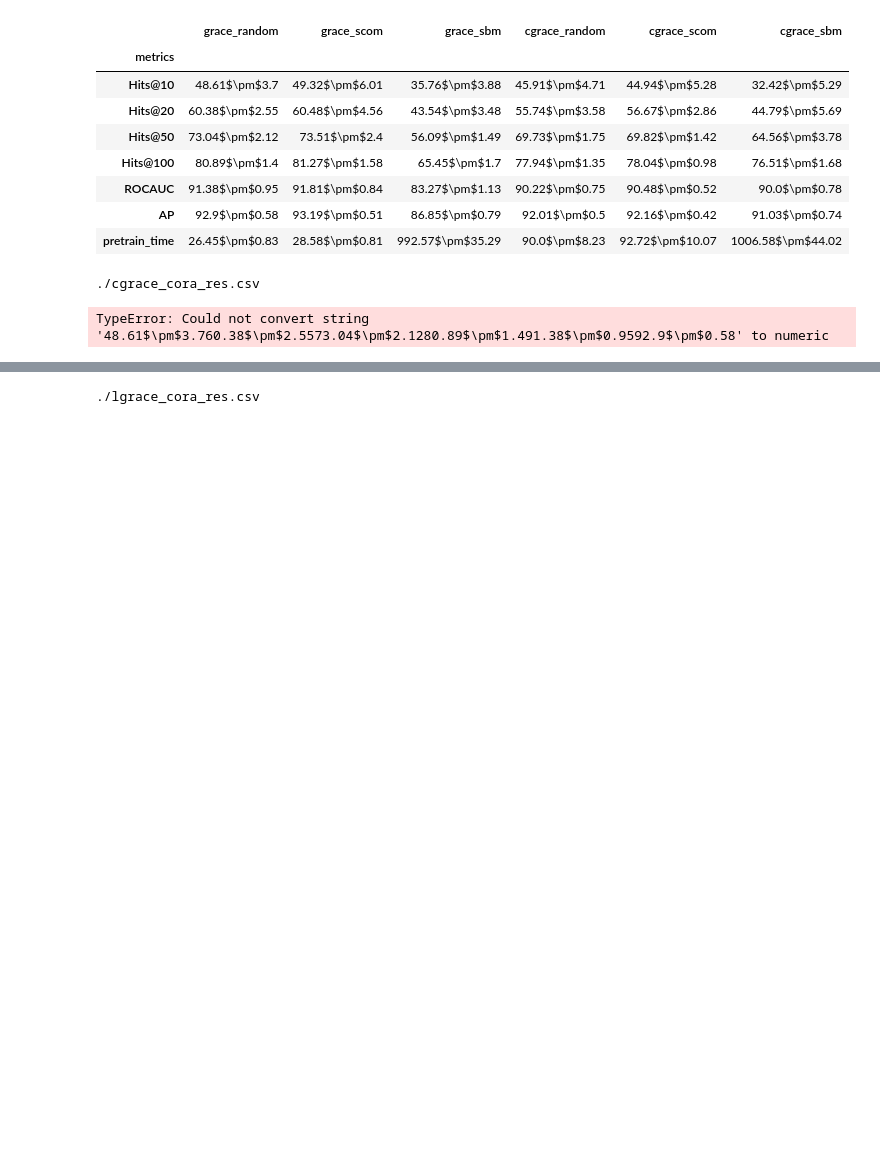
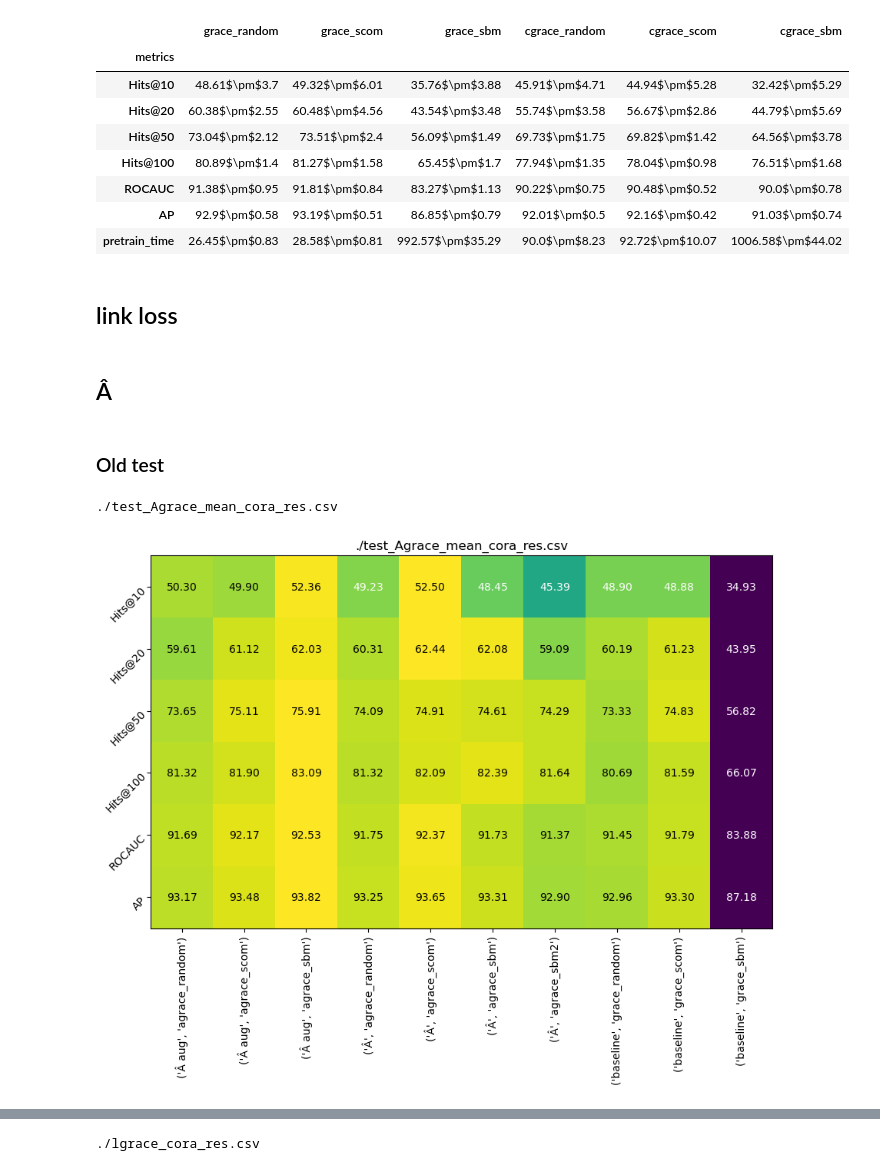
Before and after one commit to valentincuzin/GCL-Link-Prediction, a Jupyter notebook: New/output/Analysis.ipynb, the cells around one changed output, grey strips where cells are left out. Saved outputs shown, nothing was run; the diff lists cells and outputs as text; code cells hidden in the pictures; blank space fills up the shorter version.

```diff
--- a/New/output/Analysis.ipynb
+++ b/New/output/Analysis.ipynb
@@ -38,9 +38,11 @@ def jaccard_heatmap(data):
 
 def heatmap(data: pd.DataFrame, Title: str, size: tuple[int, int]= (12, 12), normalized=True):
     data = data.copy()
-    data = data.T
+    data: pd.DataFrame = data.T
     if 'pretrain_time' in data.index:
         data = data.drop('pretrain_time')
+    if 'pretrain_time' in data.columns:
+        data = data.drop('pretrain_time', axis=1)
     for column in data.columns:
         data[column] = data[column].apply(extract_mean).apply(np.mean)
     if normalized:
@@ -65,6 +67,30 @@ def heatmap(data: pd.DataFrame, Title: str, size: tuple[int, int]= (12, 12), nor
     ax.set_title(Title)
     fig.tight_layout()
     plt.show()
+
+
+def average_metrics(data):
+    data: pd.DataFrame = data.copy()
+    time = None
+    if 'pretrain_time' in data.index:
+        time = data['pretrain_time']
+        data = data.drop('pretrain_time')
+    for column in data.columns:
+        data[column] = data[column].apply(extract_mean).apply(np.mean)
+    data['avg'] = data.mean(axis=1)
+    if time is not None:
+        data['pretrain_time'] = time
+    return data
+
+
+def average_methods(data):
+    data = data.copy()
+    data = data.T
+    if 'pretrain_time' in data.index:
+        data = data.drop('pretrain_time')
+    for column in data.columns:
+        data[column] = data[column].apply(extract_mean).apply(np.mean)
+    return data.mean(axis=1)
 # %% [markdown]
 ## Full Cora test
 # %%
@@ -287,23 +407,31 @@ display(data.T)
 | ROCAUC | 91.38$\pm$0.95 | 91.81$\pm$0.84 | 83.27$\pm$1.13 | 90.22$\pm$0.75 | 90.48$\pm$0.52 | 90.0$\pm$0.78 |
 | AP | 92.9$\pm$0.58 | 93.19$\pm$0.51 | 86.85$\pm$0.79 | 92.01$\pm$0.5 | 92.16$\pm$0.42 | 91.03$\pm$0.74 |
 | pretrain_time | 26.45$\pm$0.83 | 28.58$\pm$0.81 | 992.57$\pm$35.29 | 90.0$\pm$8.23 | 92.72$\pm$10.07 | 1006.58$\pm$44.02 |
+# %% [markdown]
+## link loss
+# %% [markdown]
+## Â
+# %% [markdown]
+### Old test
 # %%
-name_1 = './agrace_cora_res.csv'
-data_1 = res_load(name)
+name_1 = './test_Agrace_mean_cora_res.csv'
+data_1 = res_load(name_1)
 
 name_2 = './full_output_cora_res.csv'
 data_2 = res_load(name_2)
 data_2 = data_2.T[['grace_random', 'grace_scom', 'grace_sbm']].T
 
-data = pd.concat([data_1, data_2])
+name_3 = './test_augmented_Agrace_mean_cora_res.csv'
+data_3 = res_load(name_3)
+data = pd.concat([data_3, data_1, data_2], keys=['Â aug','Â', 'baseline'])
 
 
-print(name)
+print(name_1)
 # print(data.to_latex(
 #         index=True, formatters={"name": str.upper}, float_format="{:.1f}".format
 #     ))
-heatmap(data, name, (9,9))
+heatmap(data, name_1, (9,9))
 display(data.T)
 # %% [output]
-./cgrace_cora_res.csv
+./test_Agrace_mean_cora_res.csv
-TypeError: Could not convert string '48.61$\pm$3.760.38$\pm$2.5573.04$\pm$2.1280.89$\pm$1.491.38$\pm$0.9592.9$\pm$0.58' to numeric
+[figure, added]
```
Also changed, not shown: parts of 29 cells of this notebook, 3 other files.
